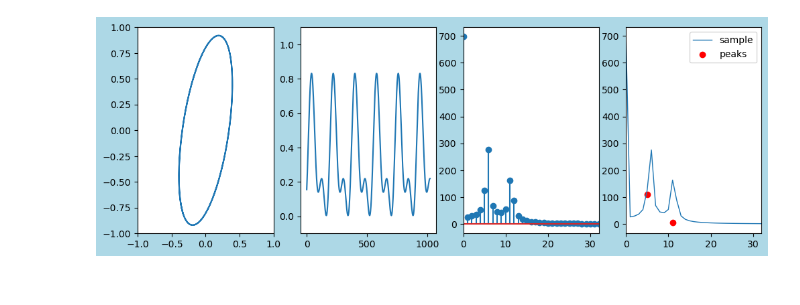
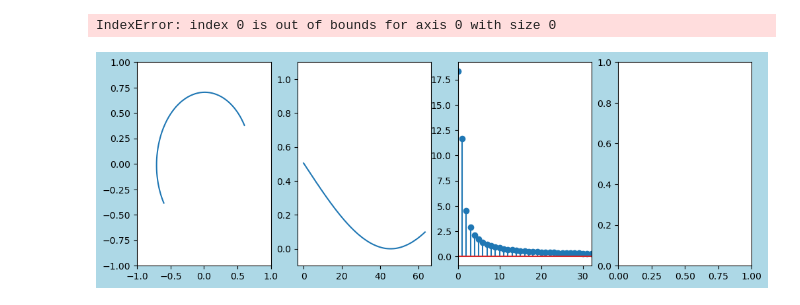
Before and after one commit to tacticstactics/Polarimeter_py, a Jupyter notebook: Polarimeter_main.ipynb, the cells around one changed output. Drawn from its saved outputs; the diff is of its cells as text; code cells hidden in the pictures.

```diff
--- a/Polarimeter_main.ipynb
+++ b/Polarimeter_main.ipynb
@@ -25,24 +25,36 @@ if __name__ == "__main__":
 
 E1 = Ein
 
+propagate1 = 2
+E2 = Polarimeter_def.propagate(propagate1,E1)
+
+
 # Faraday Rotation
-theta1 = 105
-E2 = Polarimeter_def.faradayrotaor(theta1,E1)
+theta1 = 0
+E3 = Polarimeter_def.faradayrotaor(theta1,E2)
 
 # Waveplate
 
-theta2 = 25
-phase2 = 40 # degree. QWP, 90
+theta2 = 44.5
+phase2 = 89.5 # degree. QWP, 90
 
 
-E3 = Polarimeter_def.waveplate(phase2,theta2,E2)
+E4 = Polarimeter_def.waveplate(phase2,theta2,E3)
 
-Eout = E3
+propagate2 = 180
+E5 = Polarimeter_def.propagate(propagate2,E4)
+
+# Faraday Rotation
+theta2 = 45
+E6 = Polarimeter_def.faradayrotaor(theta1,E5)
 
 
-m = 256
-Eoutx_col = np.zeros(m);
-Eouty_col = np.zeros(m);
+Eout = E6
+
+
+m = 64
+Eoutx_col = np.zeros(m)
+Eouty_col = np.zeros(m)
 
 
 for ii in range(m):
@@ -55,9 +67,9 @@ for ii in range(m):
     Eouty_col[ii] = np.real(Eout_propagate[1,0])
 
 
-n = 2048
-thetacol = np.zeros(n);
-PX_qwpcol = np.zeros(n);
+n = 128
+thetacol = np.zeros(n)
+PX_qwpcol = np.zeros(n)
 
 
 # Assume QWP
@@ -99,31 +111,32 @@ ax3 = fig.add_subplot(1, 4, 3)
 ax4 = fig.add_subplot(1, 4, 4)
 
 ax1.plot(Eoutx_col, Eouty_col)
 ax1.set_xlim(-1,1)
 ax1.set_ylim(-1,1)
 
 ax2.plot(thetacol,PX_qwpcol, "-")
 ax2.set_ylim(-0.1,1.1)
 
 
 #ax3.stem(Shifted_f, np.abs(Shifted_X1)/N, use_line_collection=True)
 
 ax3.stem(arangen, np.abs(X1))
 
 #ax3.stem(freq, np.abs(X1), 'b', markerfmt=" ", basefmt="-b")
 ax3.set_xlim(0,32)
 
 #ax3.plot(Shifted_f, np.abs(Shifted_X1)/o)#, use_line_collection=True)
 
 # Assume this light hits rotating qwp and fixed polarizer.
 
 index, peaks = findpeaks(arangen, X1, 4, 2)
 
 ax4.plot(arangen, np.abs(X1),label='sample', lw=1)
 ax4.scatter(index, peaks, label='peaks', color='red')
 ax4.legend()
 ax4.set_xlim(0,32)
 
 plt.show()
 # %% [output]
+IndexError: index 0 is out of bounds for axis 0 with size 0
-[figure, old version]
+[figure, new version]
```
Also changed, not shown: 1 other file.
